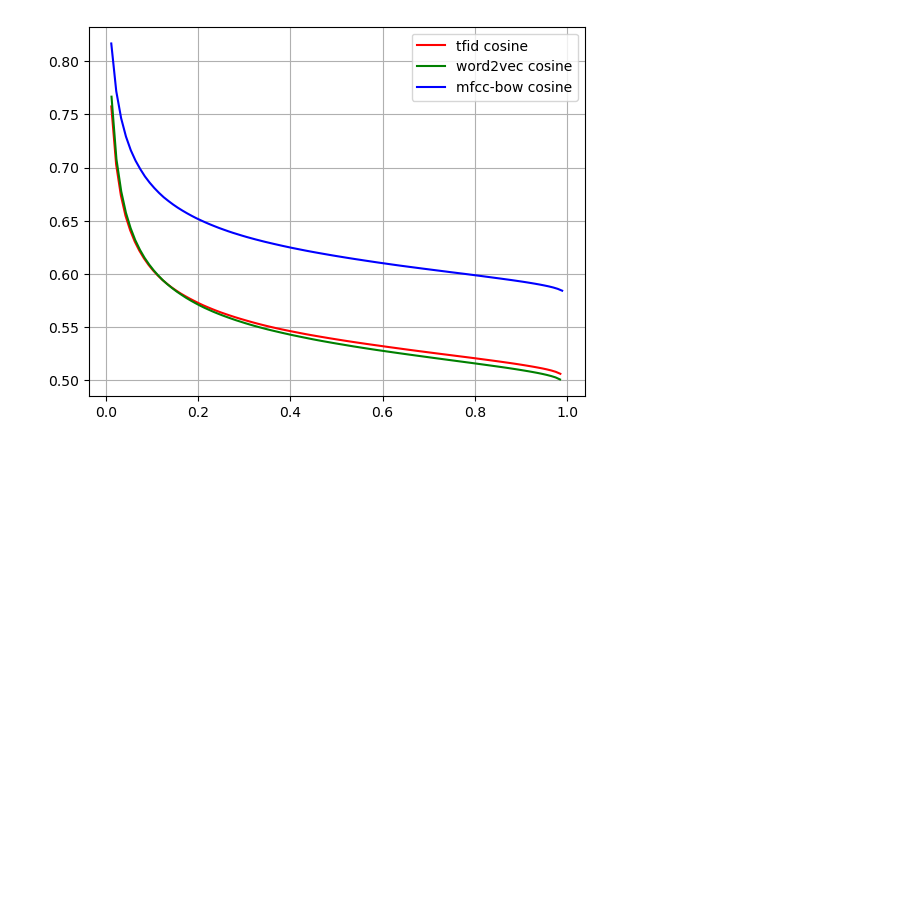
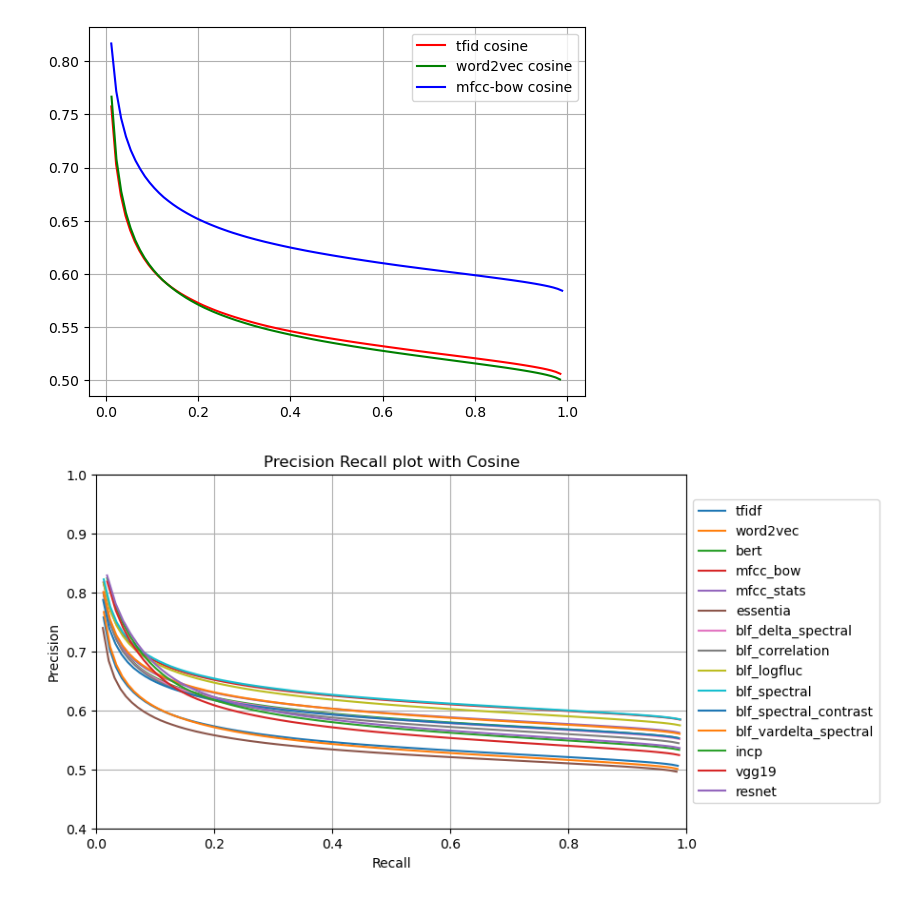
Before and after one commit to mmosc/MMSR, a Jupyter notebook: project/ProjectImplementation-Task2-EvaluationMetrics-.ipynb, the cells around one changed output. Saved outputs shown, nothing was run; the diff lists cells and outputs as text; code cells hidden in the pictures; blank space fills up the shorter version.

Commit message:
Add Evaluation of metrics at top 100, and precision recall plots, for the different datasets

```diff
--- a/project/ProjectImplementation-Task2-EvaluationMetrics-.ipynb
+++ b/project/ProjectImplementation-Task2-EvaluationMetrics-.ipynb
@@ -322,0 +446,9 @@ print(MAP, MRR, Mean_ndcg)
+# %%
+i = 0
+cosine_MAP = np.zeros((len(cosine_df.items())))
+cosine_MRR = np.zeros((len(cosine_df.items())))
+cosine_MeanNDCG = np.zeros((len(cosine_df.items())))
+
+for value in cosine_df.values():
+    cosine_MAP[i], cosine_MRR[i], cosine_MeanNDCG[i] = getMetrics(value, 100)
+    i += 1
@@ -323,5 +480,5 @@ print(MAP, MRR, Mean_ndcg)
 # %%
-def Precision(dfTopIds, topNumber):
+def Precision(dfTopIds, topNumber, returnMeanOfValues):
 
     precision = np.zeros((dfTopIds.shape[0], topNumber))
     recall = np.zeros((dfTopIds.shape[0], topNumber))
@@ -342,5 +499,8 @@ def Precision(dfTopIds, topNumber):
             recall[idx] = np.divide(np.cumsum(relevant_results,axis=0), REL)
             precision_max[idx] = [ np.max(precision[idx,i:]) for i,val in enumerate(precision[idx])]
 
+#     return precision, recall, precision_max
+    if returnMeanOfValues:
+        return np.mean(precision, axis=0), np.mean(recall, axis=0), np.mean(precision_max, axis=0)
     return precision, recall, precision_max
 # %%
@@ -357,3 +517,11 @@ plt.legend()
 plt.show()
 # %% [output]
 [figure]
+# %%
+i = 0
+cosine_P = np.zeros((len(cosine_df.items()), 100))
+cosine_R = np.zeros((len(cosine_df.items()), 100))
+cosine_P_max = np.zeros((len(cosine_df.items()), 100))
+for value in cosine_df.values():
+    cosine_P[i], cosine_R[i], cosine_P_max[i] = Precision(value, 100, True)
+    i += 1
@@ -359,0 +532,8 @@ plt.show()
+# %%
+i = 0
+jaccard_P = np.zeros((len(jaccard_df.items()), 100))
+jaccard_R = np.zeros((len(jaccard_df.items()), 100))
+jaccard_P_max = np.zeros((len(jaccard_df.items()), 100))
+for value in jaccard_df.values():
+    jaccard_P[i], jaccard_R[i], jaccard_P_max[i] = Precision(value, 100, True)
+    i += 1
@@ -359,0 +544,17 @@ plt.show()
+# %%
+fig, ax = plt.subplots(figsize=(8, 8))
+
+for i,key in enumerate(cosine_df.keys()):
+    ax.plot(cosine_R[i], cosine_P_max[i], label=key)
+
+ax.set_xlabel("Recall")
+ax.set_ylabel("Precision")
+ax.set_title("Precision Recall plot with Cosine")  # Add a title to the axes.
+ax.set_aspect('equal')
+ax.set_ylim(0.4,1)
+ax.set_xlim(0,1)
+ax.grid(True)
+ax.legend(loc='center left', bbox_to_anchor=(1, 0.5))
+plt.show()
+# %% [output]
+[figure, added]
```
Also changed, not shown: parts of 55 cells of this notebook.
